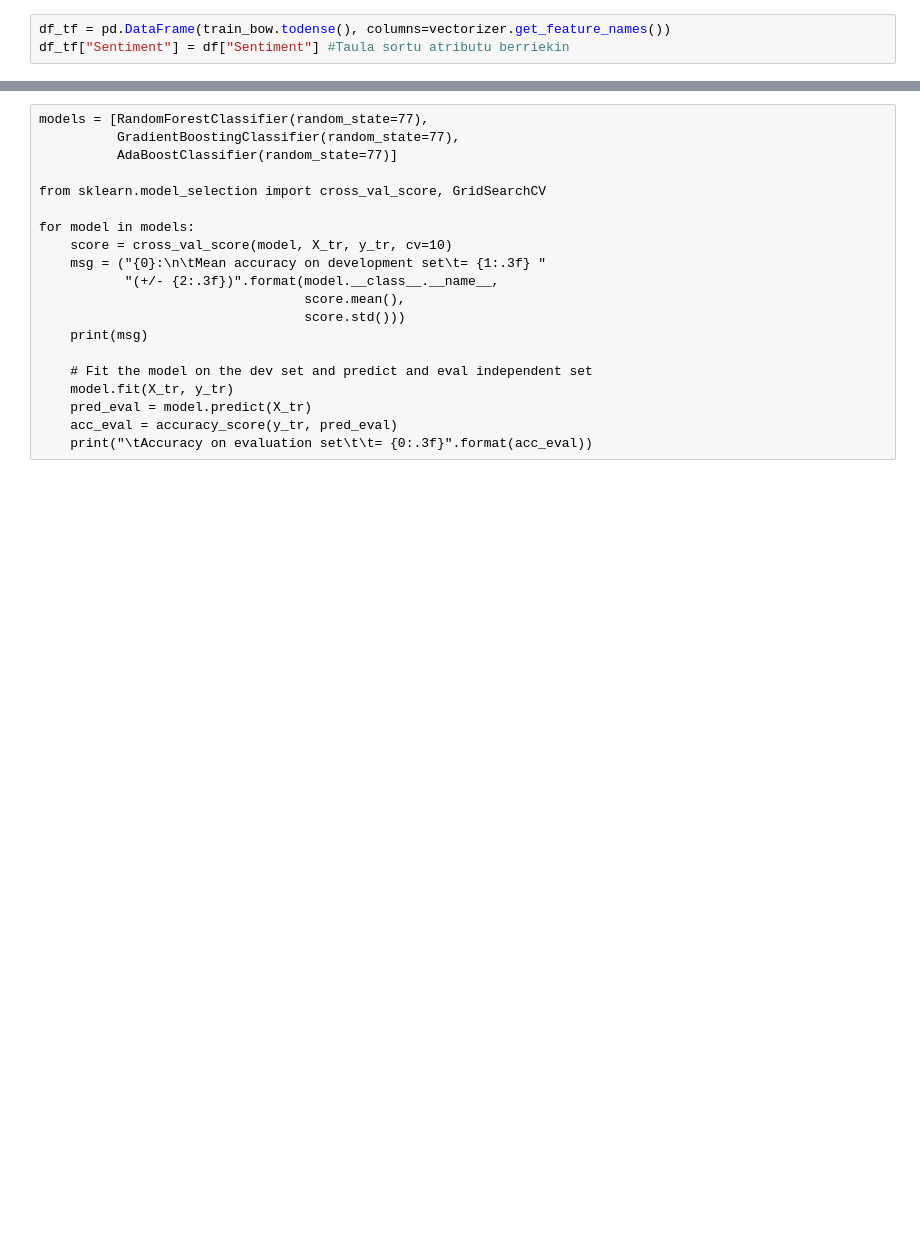
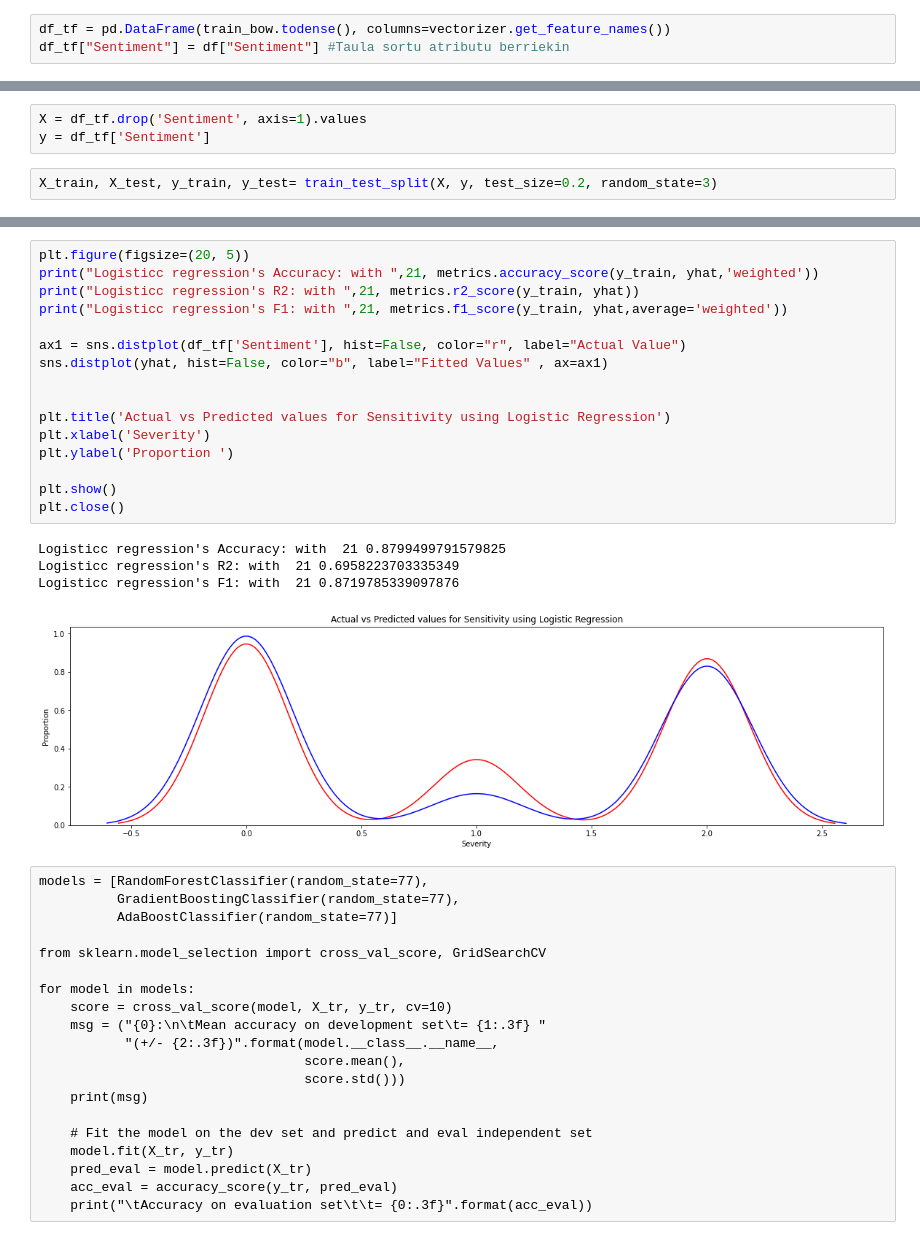
Before and after one commit to Kerman-Sanjuan/Covid-19-Tweet-Sentiment-Analysis, a Jupyter notebook: Proiektua.ipynb, the cells around one changed output, grey strips where cells are left out. Saved outputs shown, nothing was run; the diff lists cells and outputs as text; blank space fills up the shorter version.

```diff
--- a/Proiektua.ipynb
+++ b/Proiektua.ipynb
@@ -3087,0 +3099,5 @@ plt.title('Correlation Matrix', fontsize=16);
+# %%
+X = df_tf.drop('Sentiment', axis=1).values
+y = df_tf['Sentiment']
+# %%
+X_train, X_test, y_train, y_test= train_test_split(X, y, test_size=0.2, random_state=3)
@@ -3088,3 +3119,24 @@ plt.title('Correlation Matrix', fontsize=16);
+# %%
+plt.figure(figsize=(20, 5))
+print("Logisticc regression's Accuracy: with ",21, metrics.accuracy_score(y_train, yhat,'weighted'))
+print("Logisticc regression's R2: with ",21, metrics.r2_score(y_train, yhat))
+print("Logisticc regression's F1: with ",21, metrics.f1_score(y_train, yhat,average='weighted'))
+
+ax1 = sns.distplot(df_tf['Sentiment'], hist=False, color="r", label="Actual Value")
+sns.distplot(yhat, hist=False, color="b", label="Fitted Values" , ax=ax1)
+
+
+plt.title('Actual vs Predicted values for Sensitivity using Logistic Regression')
+plt.xlabel('Severity')
+plt.ylabel('Proportion ')
+
+plt.show()
+plt.close()
+# %% [output]
+Logisticc regression's Accuracy: with  21 0.8799499791579825
+Logisticc regression's R2: with  21 0.6958223703335349
+Logisticc regression's F1: with  21 0.8719785339097876
+[figure, added]
 # %% [raw]
 models = [RandomForestClassifier(random_state=77),
           GradientBoostingClassifier(random_state=77),
```
Also changed, not shown: parts of 13 cells of this notebook, 4 other files.
